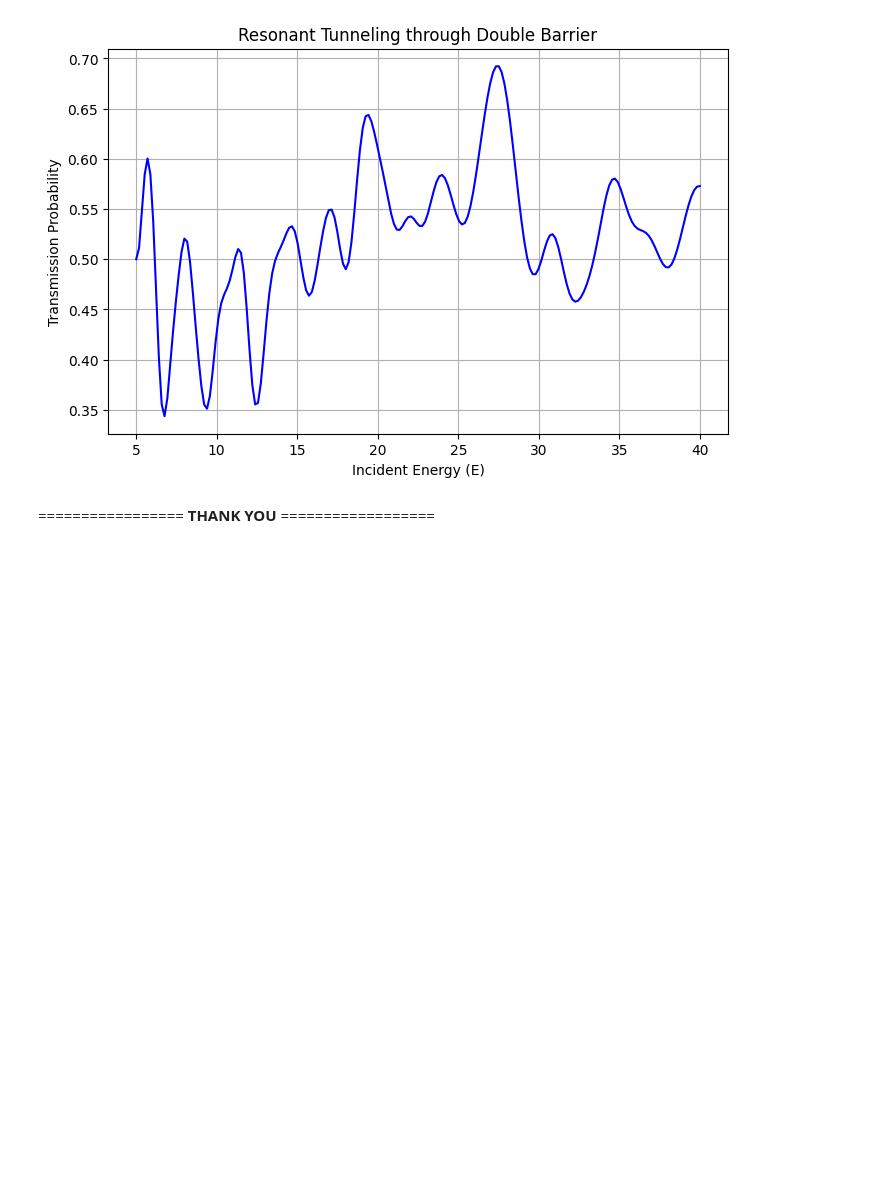
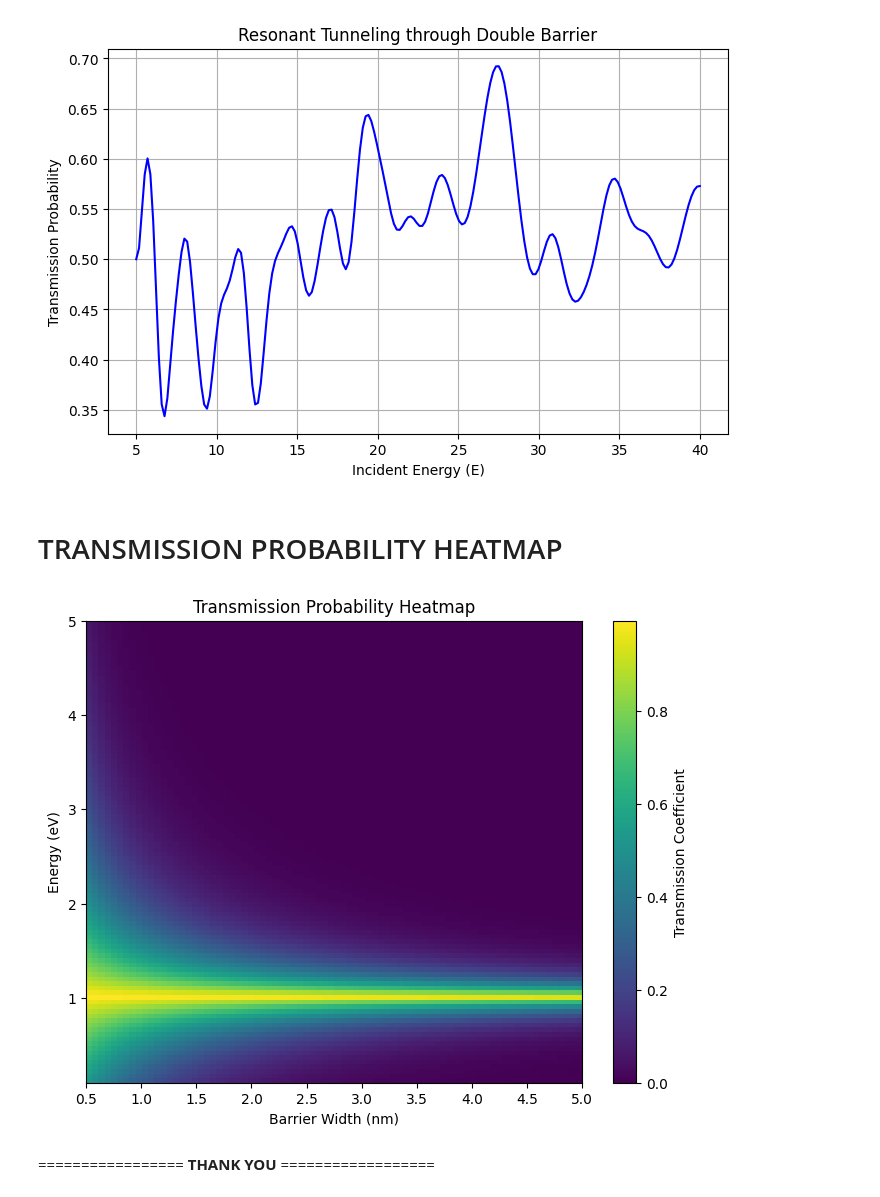
Before and after one commit to Vaibhavbt2/Quantum-Tunneling-Simulation, a Jupyter notebook: Quantum_Tunnelling_Simulation.ipynb, the cells around one changed output. Cells and saved outputs as stored; diff of their text form; code cells hidden in the pictures; blank space fills up the shorter version.

```diff
--- a/Quantum_Tunnelling_Simulation.ipynb
+++ b/Quantum_Tunnelling_Simulation.ipynb
@@ -178,5 +178,39 @@ plt.savefig("double_barrier_resonance.png", dpi=300, bbox_inches='tight')
 plt.show()
 # %% [output]
 [figure]
+# %% [markdown]
+# TRANSMISSION PROBABILITY HEATMAP
+# %%
+import numpy as np
+import matplotlib.pyplot as plt
+
+# Example simulation parameters (you can replace with your actual arrays)
+# 'transmission_data' should be a 2D array: rows = energies, columns = barrier widths or times
+energies = np.linspace(0.1, 5.0, 100)  # eV
+widths = np.linspace(0.5, 5.0, 80)     # nm
+
+# Example fake data for demonstration — replace with your real computed transmission matrix
+T = np.exp(-widths[np.newaxis, :] * np.sqrt(2 * (1 - energies[:, np.newaxis])**2))
+T = np.clip(T, 0, 1)  # Ensure values between 0 and 1
+
+# Create heatmap
+plt.figure(figsize=(8, 6))
+heatmap = plt.imshow(
+    T,
+    extent=[widths.min(), widths.max(), energies.min(), energies.max()],
+    origin='lower',
+    aspect='auto',
+    cmap='viridis'
+)
+plt.colorbar(heatmap, label='Transmission Coefficient')
+plt.xlabel('Barrier Width (nm)')
+plt.ylabel('Energy (eV)')
+plt.title('Transmission Probability Heatmap')
+
+# Save image
+plt.savefig("transmission_heat.png", dpi=300, bbox_inches='tight')
+plt.show()
+# %% [output]
+[figure, added]
 # %% [markdown]
 ================= **THANK YOU** ==================
```
